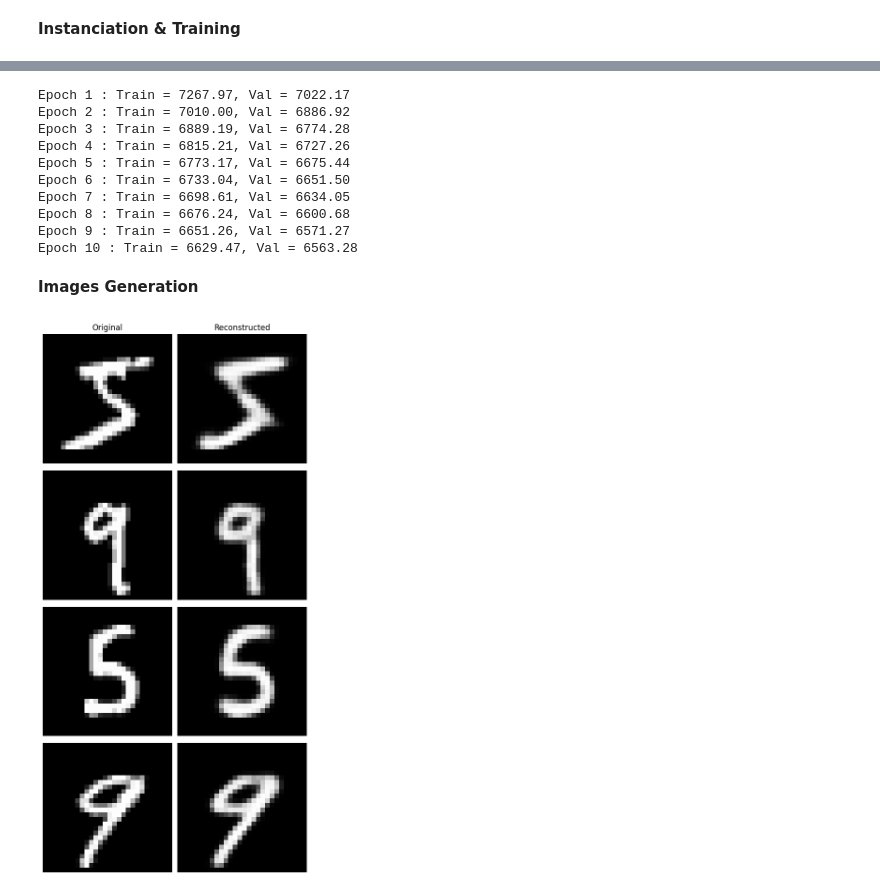
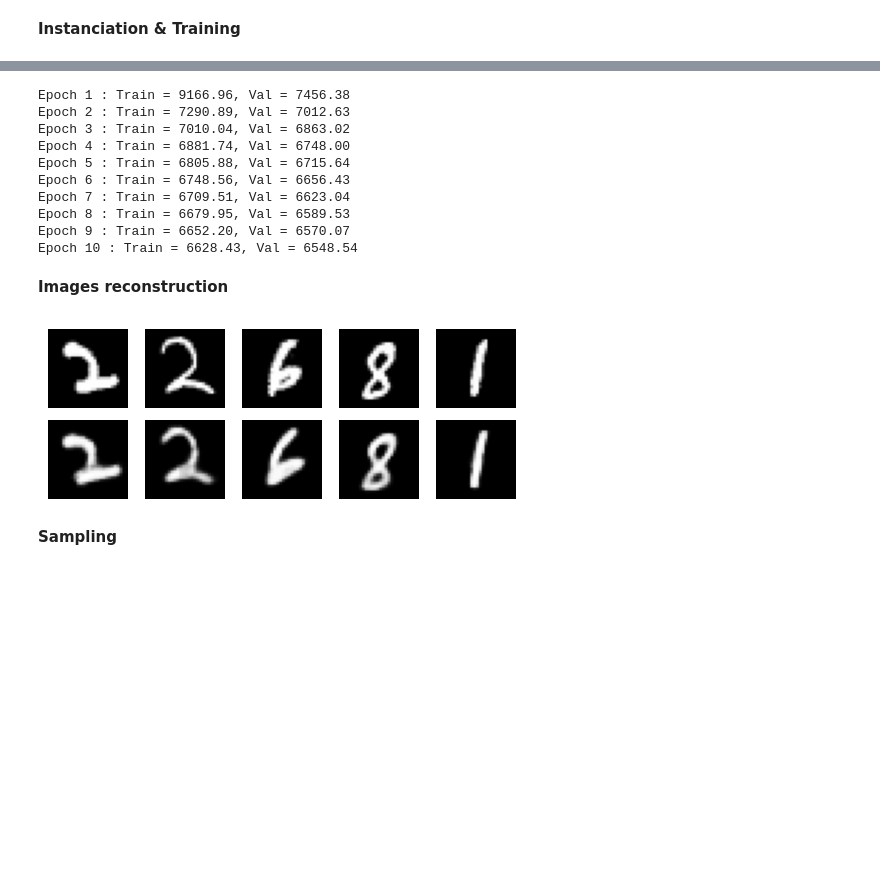
Before and after one commit to pbressollette/vae_from_scratch, a Jupyter notebook: vae_from_scratch.ipynb, the cells around one changed output, grey strips where cells are left out. Drawn from its saved outputs; the diff is of its cells as text; code cells hidden in the pictures; blank space fills up the shorter version.

```diff
--- a/vae_from_scratch.ipynb
+++ b/vae_from_scratch.ipynb
@@ -136,28 +126,24 @@ def train(model, train_loader, val_loader, optimizer, num_epochs=NUM_EPOCHS):
 # %%
-all_losses = train(model, train_loader, val_loader, optimizer)
+losses = train(model, train_loader, val_loader, optimizer)
 # %% [output]
-Epoch 1 : Train = 7267.97, Val = 7022.17
-Epoch 2 : Train = 7010.00, Val = 6886.92
-Epoch 3 : Train = 6889.19, Val = 6774.28
-Epoch 4 : Train = 6815.21, Val = 6727.26
-Epoch 5 : Train = 6773.17, Val = 6675.44
-Epoch 6 : Train = 6733.04, Val = 6651.50
-Epoch 7 : Train = 6698.61, Val = 6634.05
-Epoch 8 : Train = 6676.24, Val = 6600.68
-Epoch 9 : Train = 6651.26, Val = 6571.27
-Epoch 10 : Train = 6629.47, Val = 6563.28
+Epoch 1 : Train = 9166.96, Val = 7456.38
+Epoch 2 : Train = 7290.89, Val = 7012.63
+Epoch 3 : Train = 7010.04, Val = 6863.02
+Epoch 4 : Train = 6881.74, Val = 6748.00
+Epoch 5 : Train = 6805.88, Val = 6715.64
+Epoch 6 : Train = 6748.56, Val = 6656.43
+Epoch 7 : Train = 6709.51, Val = 6623.04
+Epoch 8 : Train = 6679.95, Val = 6589.53
+Epoch 9 : Train = 6652.20, Val = 6570.07
+Epoch 10 : Train = 6628.43, Val = 6548.54
 # %% [markdown]
-**Images Generation**
+**Images reconstruction**
 # %%
 def compare_reconstructions(indices, dataset, model):
     model.eval()
     n = len(indices)
 
-    fig, axes = plt.subplots(n, 2, figsize=(6, 3*n))
-
-    # Handle single image case
-    if n == 1:
-        axes = axes.reshape(1, -1)
+    fig, axes = plt.subplots(2, n, figsize=(n, 2))
 
     with torch.no_grad():
         for i, idx in enumerate(indices):
@@ -169,23 +155,23 @@ def compare_reconstructions(indices, dataset, model):
 
             # Plot original
             img_np = img.squeeze().detach().numpy()
-            axes[i, 0].imshow(img_np, cmap='gray')
-            axes[i, 0].axis('off')
-            if i == 0:
-                axes[i, 0].set_title('Original')
+            axes[0, i].imshow(img_np, cmap='gray')
+            axes[0, i].axis('off')
 
             # Plot reconstruction
             recon_np = recon.squeeze().detach().numpy()
-            axes[i, 1].imshow(recon_np, cmap='gray')
-            axes[i, 1].axis('off')
-            if i == 0:
-                axes[i, 1].set_title('Reconstructed')
+            axes[1, i].imshow(recon_np, cmap='gray')
+            axes[1, i].axis('off')
 
     plt.tight_layout()
     plt.show()
 # %%
-compare_reconstructions([0, 176, 5934, 3987], train_dataset, model)
+some_indices = np.random.randint(0, len(train_dataset), size=5)
+
+compare_reconstructions(some_indices, train_dataset, model)
 # %% [output]
-[figure, old version]
+[figure, new version]
+# %% [markdown]
+**Sampling**
 # %%
 def image_generation(model):
```
Also changed, not shown: parts of 8 cells of this notebook, 7 other files.
